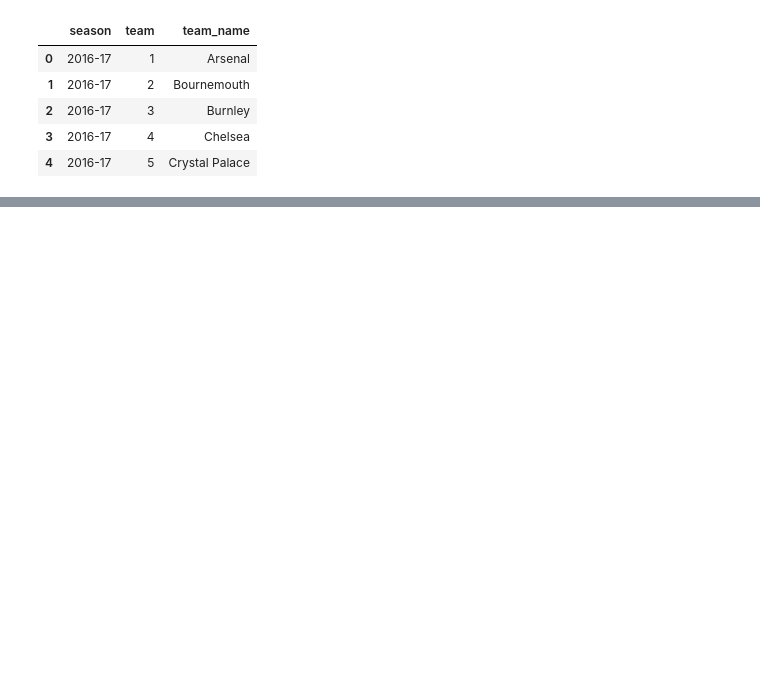
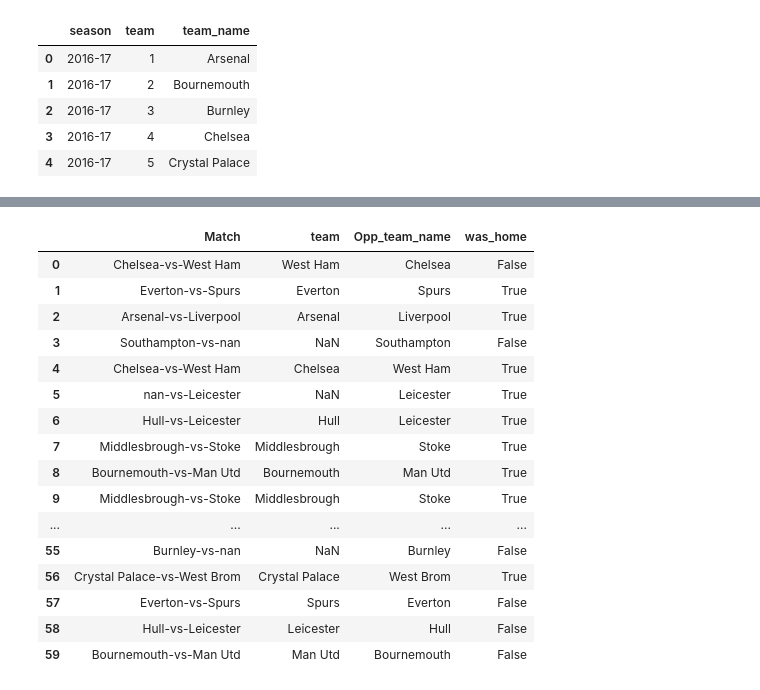
Before and after one commit to Subashcoder/Football-Match-Prediction, a Jupyter notebook: feature_engineering_new.ipynb, the cells around one changed output, grey strips where cells are left out. Saved outputs shown, nothing was run; the diff lists cells and outputs as text; code cells hidden in the pictures; blank space fills up the shorter version.

```diff
--- a/feature_engineering_new.ipynb
+++ b/feature_engineering_new.ipynb
@@ -152,0 +412,15 @@ Name: name, Length: 23679, dtype: object
+# %%
+df_final.sort_values(by=['season_x', 'GW'], ascending= True)
+df_final[['season_x', 'GW', 'name', 'team', 'opponent_team']]
+
+# Extracting the team name of opp team using team_code from master_team_list csv
+df_master_team_list_new = pd.read_csv('Data\data\master_team_list.csv')
+df_master_team_list_new.columns
+
+# creating the ID to merge the team name and team code
+df_master_team_list_new.rename(columns={'team_name': 'Opp_team_name'})
+df_final.loc[:, 'id'] = df_final['season_x'] + df_final['opponent_team'].astype(str)
+df_master_team_list_new.loc[:, 'id'] = df_master_team_list_new['season'] + df_master_team_list_new['team'].astype(str)
+# %%
+df_final = pd.merge(df_final, df_master_team_list, on='id', how='left')
+df_final.columns
@@ -152,0 +461,2 @@ Name: name, Length: 23679, dtype: object
+# %%
+df_final.rename(columns={'team_name': 'Opp_team_name', 'team_x': 'team'}, inplace=True)
@@ -152,0 +499,9 @@ Name: name, Length: 23679, dtype: object
+# %%
+def match_column(row):
+    if row['was_home'] == True:
+        return str(row['team']) + "-vs-" + str(row['Opp_team_name'])
+    else:
+        return str(row['Opp_team_name']) + '-vs-' + str(row['team'])
+
+df_final['Match'] = df_final.apply(match_column, axis = 1 )
+df_final['Match']
@@ -152,0 +521,20 @@ Name: name, Length: 23679, dtype: object
+# %%
+df_final[['Match', 'team', 'Opp_team_name', 'was_home']].head(60)
+# %% [output]
+|  | Match | team | Opp_team_name | was_home |
+| 0 | Chelsea-vs-West Ham | West Ham | Chelsea | False |
+| 1 | Everton-vs-Spurs | Everton | Spurs | True |
+| 2 | Arsenal-vs-Liverpool | Arsenal | Liverpool | True |
+| 3 | Southampton-vs-nan | NaN | Southampton | False |
+| 4 | Chelsea-vs-West Ham | Chelsea | West Ham | True |
+| 5 | nan-vs-Leicester | NaN | Leicester | True |
+| 6 | Hull-vs-Leicester | Hull | Leicester | True |
+| 7 | Middlesbrough-vs-Stoke | Middlesbrough | Stoke | True |
+| 8 | Bournemouth-vs-Man Utd | Bournemouth | Man Utd | True |
+| 9 | Middlesbrough-vs-Stoke | Middlesbrough | Stoke | True |
+| ... | ... | ... | ... | ... |
+| 55 | Burnley-vs-nan | NaN | Burnley | False |
+| 56 | Crystal Palace-vs-West Brom | Crystal Palace | West Brom | True |
+| 57 | Everton-vs-Spurs | Spurs | Everton | False |
+| 58 | Hull-vs-Leicester | Leicester | Hull | False |
+| 59 | Bournemouth-vs-Man Utd | Man Utd | Bournemouth | False |
```
Also changed, not shown: parts of 65 cells of this notebook, 2 other files.
